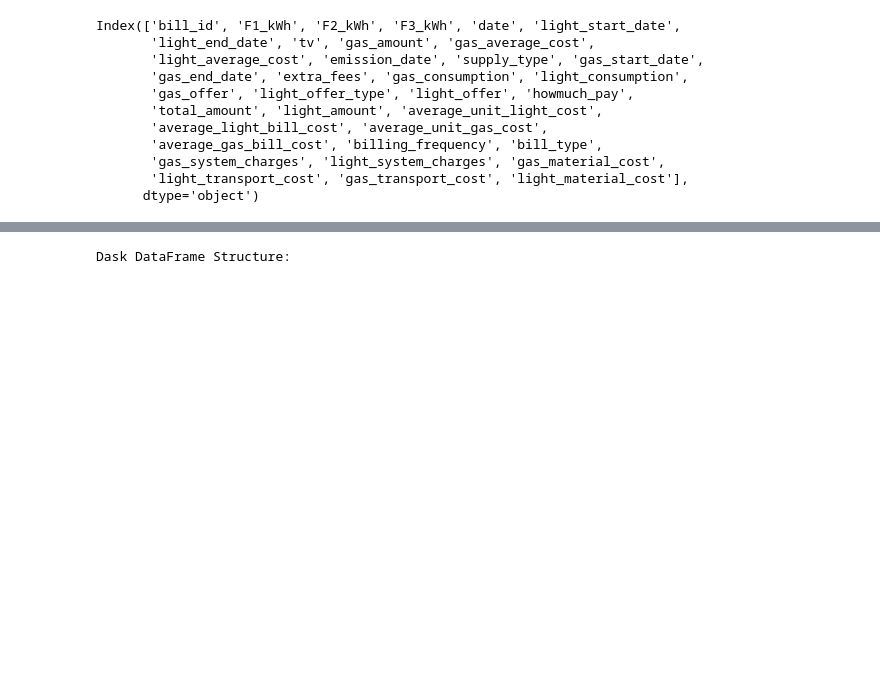
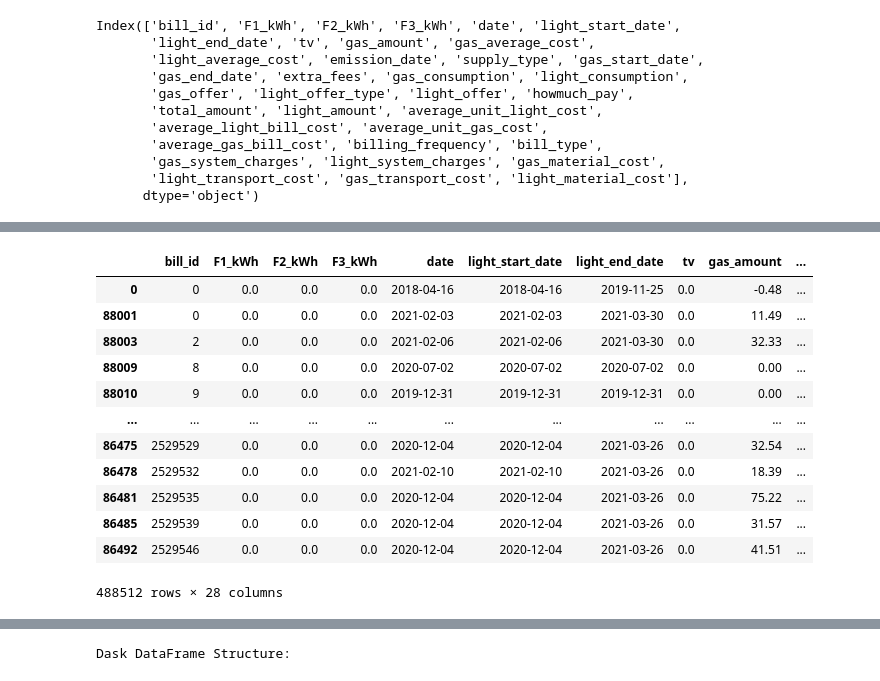
Before and after one commit to DSolerte/DataAnalysis_DaskProject, a Jupyter notebook: BigDataProject_SolerteTrigiante.ipynb, the cells around one changed output, grey strips where cells are left out. Cells and saved outputs as stored; diff of their text form; code cells hidden in the pictures; blank space fills up the shorter version.

```diff
--- a/BigDataProject_SolerteTrigiante.ipynb
+++ b/BigDataProject_SolerteTrigiante.ipynb
@@ -649,0 +681,3 @@ mismatchedTypesCorrect
+# %%
+myBaseGas = BaseDfBench(invoicesGas)
+myBaseGas.df[myBaseGas.df['gas_end_date']>myBaseGas.df['gas_start_date']]
@@ -714,0 +710,4 @@ light_material_cost        54.689366  54.689366 '''
+# %%
+myBaseGas.df = myBaseGas.df.drop(labels=['light_average_cost', 'light_consumption', 'light_amount',
+       'average_unit_light_cost', 'average_light_bill_cost',
+       'light_system_charges', 'light_transport_cost', 'light_material_cost'], axis=1)
@@ -714,0 +751,16 @@ light_material_cost        54.689366  54.689366 '''
+# %%
+myBaseGas.df[(myBaseGas.df['average_unit_gas_cost'] != myBaseGas.df['gas_average_cost']) & myBaseGas.df['gas_average_cost'].isna()]
+# %% [output]
+|  | bill_id | F1_kWh | F2_kWh | F3_kWh | date | light_start_date | light_end_date | tv | gas_amount | ... |
+| 0 | 0 | 0.0 | 0.0 | 0.0 | 2018-04-16 | 2018-04-16 | 2019-11-25 | 0.0 | -0.48 | ... |
+| 88001 | 0 | 0.0 | 0.0 | 0.0 | 2021-02-03 | 2021-02-03 | 2021-03-30 | 0.0 | 11.49 | ... |
+| 88003 | 2 | 0.0 | 0.0 | 0.0 | 2021-02-06 | 2021-02-06 | 2021-03-30 | 0.0 | 32.33 | ... |
+| 88009 | 8 | 0.0 | 0.0 | 0.0 | 2020-07-02 | 2020-07-02 | 2020-07-02 | 0.0 | 0.00 | ... |
+| 88010 | 9 | 0.0 | 0.0 | 0.0 | 2019-12-31 | 2019-12-31 | 2019-12-31 | 0.0 | 0.00 | ... |
+| ... | ... | ... | ... | ... | ... | ... | ... | ... | ... | ... |
+| 86475 | 2529529 | 0.0 | 0.0 | 0.0 | 2020-12-04 | 2020-12-04 | 2021-03-26 | 0.0 | 32.54 | ... |
+| 86478 | 2529532 | 0.0 | 0.0 | 0.0 | 2021-02-10 | 2021-02-10 | 2021-03-26 | 0.0 | 18.39 | ... |
+| 86481 | 2529535 | 0.0 | 0.0 | 0.0 | 2020-12-04 | 2020-12-04 | 2021-03-26 | 0.0 | 75.22 | ... |
+| 86485 | 2529539 | 0.0 | 0.0 | 0.0 | 2020-12-04 | 2020-12-04 | 2021-03-26 | 0.0 | 31.57 | ... |
+| 86492 | 2529546 | 0.0 | 0.0 | 0.0 | 2020-12-04 | 2020-12-04 | 2021-03-26 | 0.0 | 41.51 | ... |
+488512 rows × 28 columns
```
Also changed, not shown: parts of 23 cells of this notebook.
